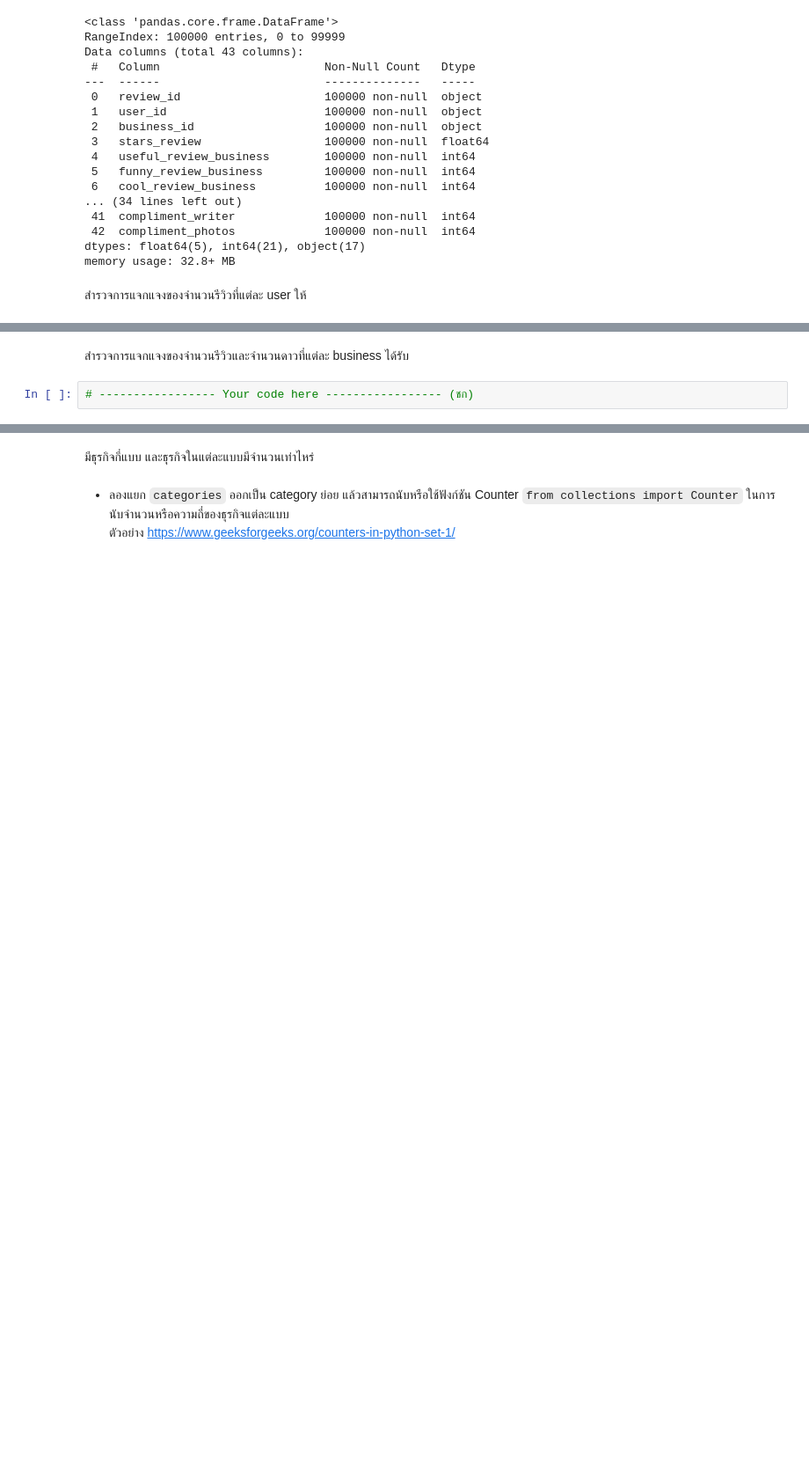
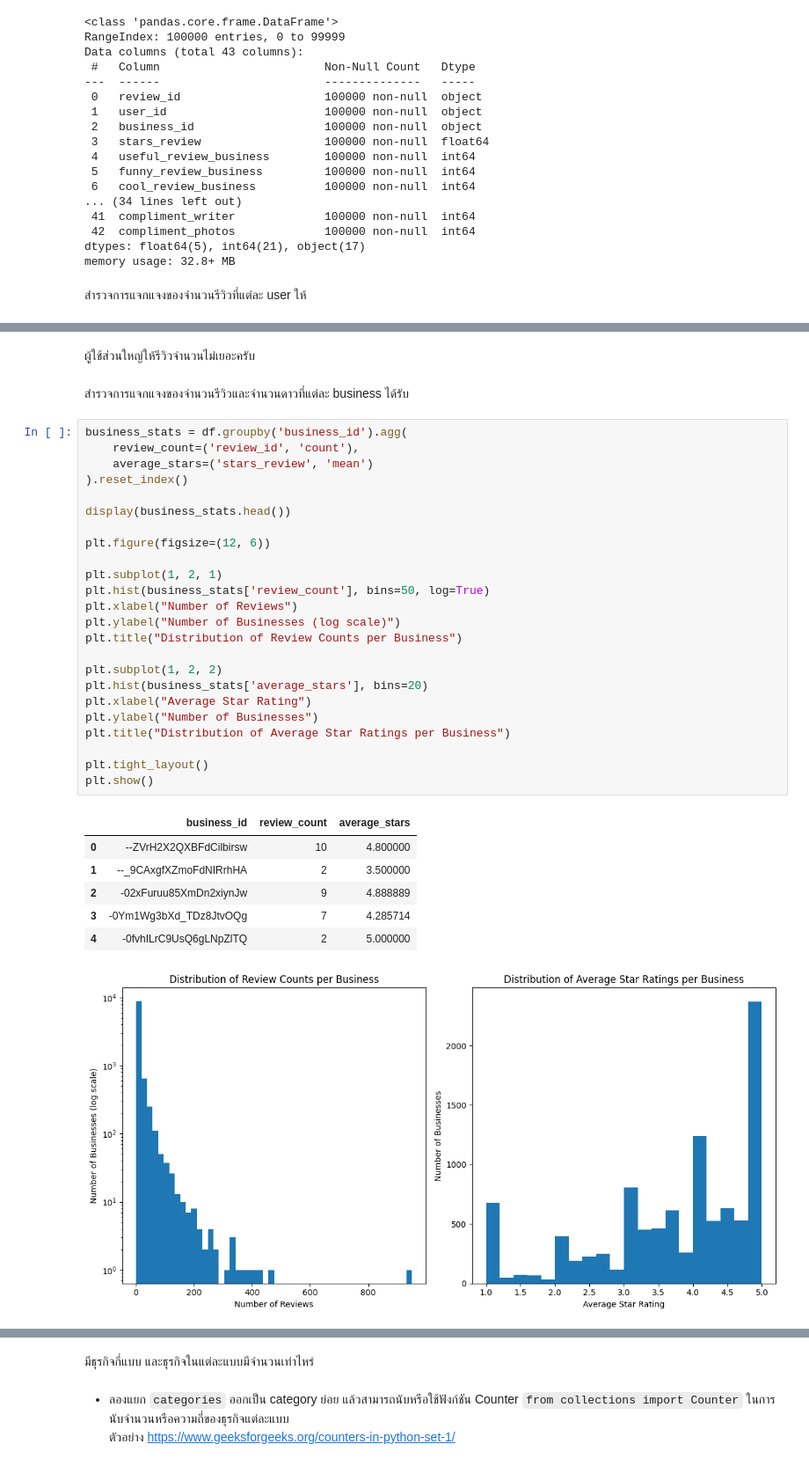
Before and after one commit to TKhahahah/Text_Analytics, a Jupyter notebook: Text_Analytics68.ipynb, the cells around one changed output, grey strips where cells are left out. Shown at 88% size. Saved outputs shown, nothing was run; the diff lists cells and outputs as text; blank space fills up the shorter version.

```diff
--- a/Text_Analytics68.ipynb
+++ b/Text_Analytics68.ipynb
@@ -421,4 +450,36 @@ memory usage: 32.8+ MB
+# %% [markdown]
+ผู้ใช้ส่วนใหญ่ให้รีวิวจำนวนไม่เยอะครับ
 # %% [markdown]
 สำรวจการแจกแจงของจำนวนรีวิวและจำนวนดาวที่แต่ละ business ได้รับ
-# %%
-# ----------------- Your code here ----------------- (ชก)
+# %%
+business_stats = df.groupby('business_id').agg(
+    review_count=('review_id', 'count'),
+    average_stars=('stars_review', 'mean')
+).reset_index()
+
+display(business_stats.head())
+
+plt.figure(figsize=(12, 6))
+
+plt.subplot(1, 2, 1)
+plt.hist(business_stats['review_count'], bins=50, log=True)
+plt.xlabel("Number of Reviews")
+plt.ylabel("Number of Businesses (log scale)")
+plt.title("Distribution of Review Counts per Business")
+
+plt.subplot(1, 2, 2)
+plt.hist(business_stats['average_stars'], bins=20)
+plt.xlabel("Average Star Rating")
+plt.ylabel("Number of Businesses")
+plt.title("Distribution of Average Star Ratings per Business")
+
+plt.tight_layout()
+plt.show()
+# %% [output]
+|  | business_id | review_count | average_stars |
+| 0 | --ZVrH2X2QXBFdCilbirsw | 10 | 4.800000 |
+| 1 | --_9CAxgfXZmoFdNIRrhHA | 2 | 3.500000 |
+| 2 | -02xFuruu85XmDn2xiynJw | 9 | 4.888889 |
+| 3 | -0Ym1Wg3bXd_TDz8JtvOQg | 7 | 4.285714 |
+| 4 | -0fvhILrC9UsQ6gLNpZlTQ | 2 | 5.000000 |
+[figure, added]
```
Also changed, not shown: parts of 9 cells of this notebook.
